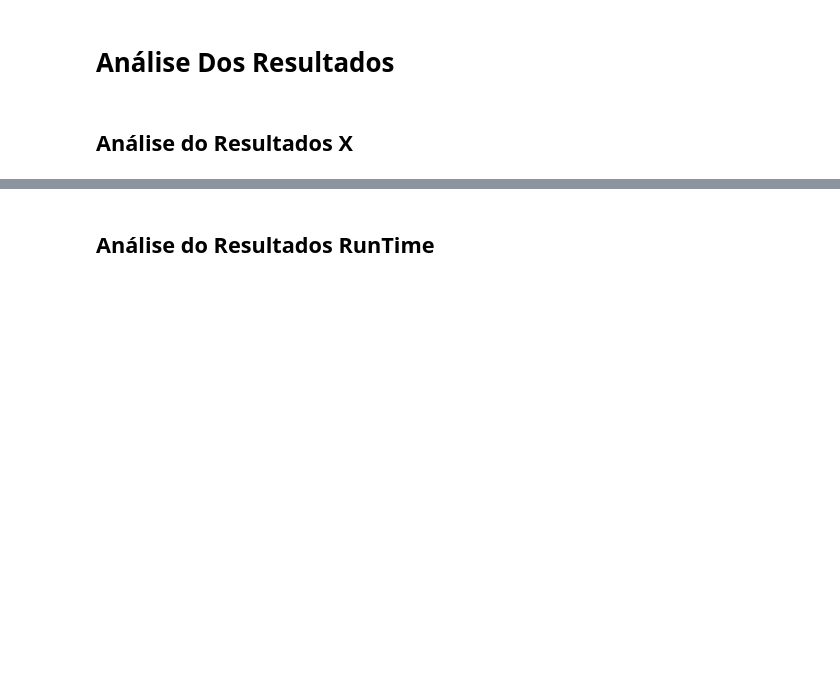
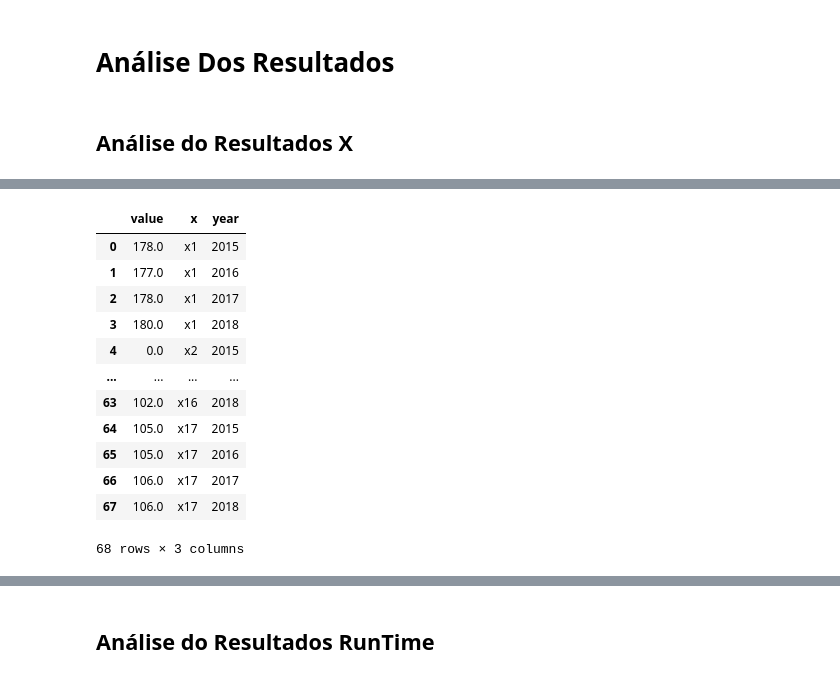
Before and after one commit to MarcioB1999/Prev_For_ULS, a Jupyter notebook: Modelo_pi/resultados_pi_analise.ipynb, the cells around one changed output, grey strips where cells are left out. Drawn from its saved outputs; the diff is of its cells as text; code cells hidden in the pictures; blank space fills up the shorter version.

```diff
--- a/Modelo_pi/resultados_pi_analise.ipynb
+++ b/Modelo_pi/resultados_pi_analise.ipynb
@@ -138,3 +128,19 @@ plt.savefig('C:/Users/marcio/Documents/Prev_For_ULS/Resultados/img/ResultX.png',
+# %%
+boxPlot_x_treino
+# %% [output]
+|  | value | x | year |
+| 0 | 178.0 | x1 | 2015 |
+| 1 | 177.0 | x1 | 2016 |
+| 2 | 178.0 | x1 | 2017 |
+| 3 | 180.0 | x1 | 2018 |
+| 4 | 0.0 | x2 | 2015 |
+| ... | ... | ... | ... |
+| 63 | 102.0 | x16 | 2018 |
+| 64 | 105.0 | x17 | 2015 |
+| 65 | 105.0 | x17 | 2016 |
+| 66 | 106.0 | x17 | 2017 |
+| 67 | 106.0 | x17 | 2018 |
+68 rows × 3 columns
 # %%
 fig=plt.figure(figsize=(9,3))
 
```
Also changed, not shown: parts of 12 cells of this notebook, 2 other files.
